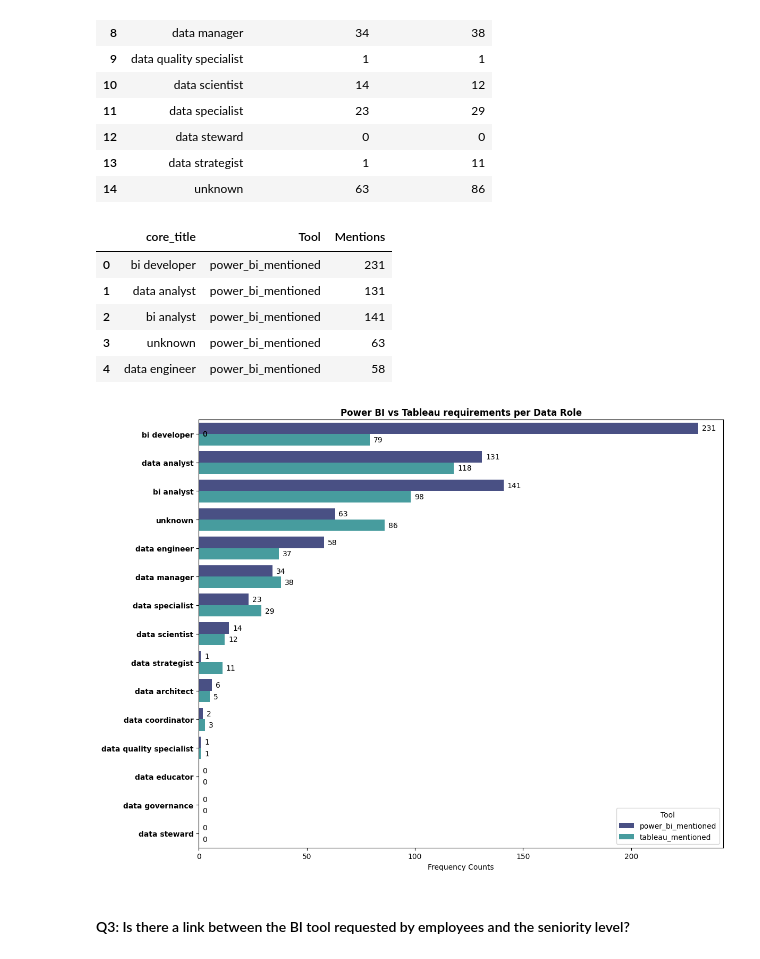
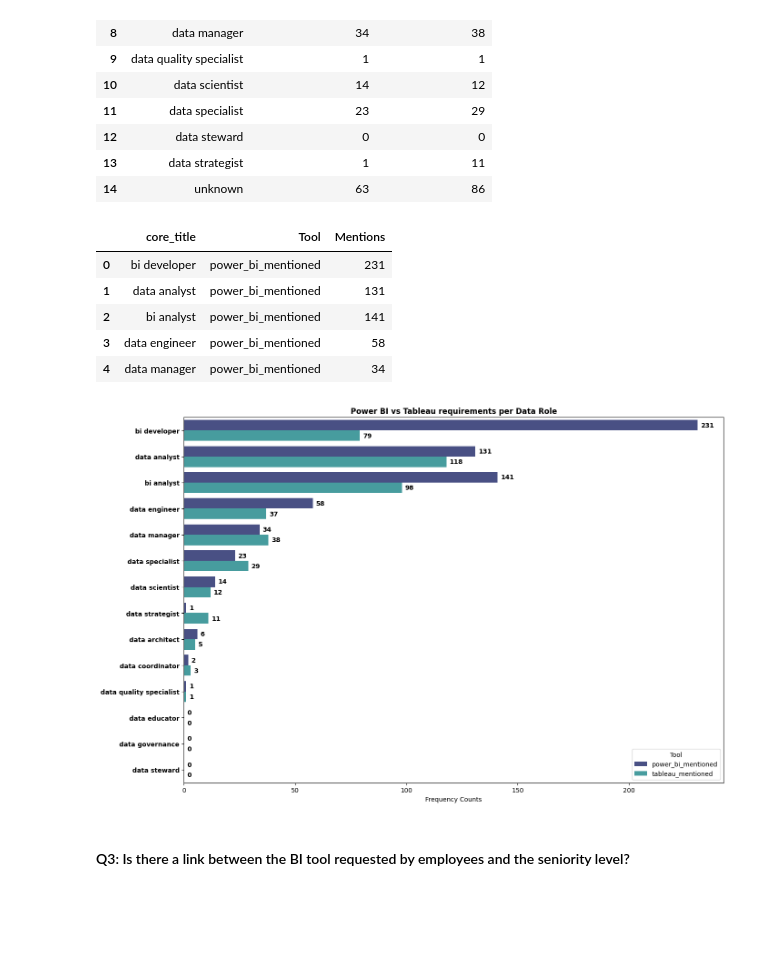
Before and after one commit to WamzMwangi/Job_Market_Analysis-BI_Tools, a Jupyter notebook: main.ipynb, the cells around one changed output. Cells and saved outputs as stored; diff of their text form; code cells hidden in the pictures; blank space fills up the shorter version.

Commit message:
Visualization annotation

```diff
--- a/main.ipynb
+++ b/main.ipynb
@@ -391,16 +391,21 @@ plt.figure(figsize=(6,4))
 ax=sns.barplot(data=demand_melted, x='source', y='count', hue='tool',palette='mako')
 
 for p in ax.patches:
-    ax.annotate(str(format(p.get_height(), '.0f')),
+    height=p.get_height()
+    if height>0:
+        ax.annotate(str(format(p.get_height(), '.0f')),
                 (p.get_x() + p.get_width() / 2., p.get_height()),
                 ha='center', va='center',
                 xytext=(0, 5),
+                fontweight='bold',
                 textcoords='offset points')
 
 plt.title('Power Bi vs Tableau Requirements from Job Descriptions',loc='center',fontweight='bold')
 plt.ylabel('Frequency Count')
+plt.xlabel(' ')
 plt.ylim(0,650)
 #legend.get_frame().set_facecolor('grey')
+ax.set_xticklabels(['Global market','Local market'],fontsize=10)
 plt.tight_layout()
 plt.show()
 # %% [output]
@@ -427,6 +432,8 @@ demand_per_job_role
 | 12 | data steward | 0 | 0 |
 | 13 | data strategist | 1 | 11 |
 | 14 | unknown | 63 | 86 |
+# %%
+demand_per_job_role.drop(index=14,inplace=True)
 # %%
 # It is neater to have the bars organized in descending order
 demand_per_job_role["total_mentions"] = demand_per_job_role["power_bi_mentioned"] + demand_per_job_role["tableau_mentioned"]
@@ -448,32 +455,36 @@ role_demand_melted.head()
 | 0 | bi developer | power_bi_mentioned | 231 |
 | 1 | data analyst | power_bi_mentioned | 131 |
 | 2 | bi analyst | power_bi_mentioned | 141 |
-| 3 | unknown | power_bi_mentioned | 63 |
-| 4 | data engineer | power_bi_mentioned | 58 |
+| 3 | data engineer | power_bi_mentioned | 58 |
+| 4 | data manager | power_bi_mentioned | 34 |
 # %%
-plt.figure(figsize=(12,9))
+plt.figure(figsize=(14,9))
 
 ax=sns.barplot(data=role_demand_melted, y='core_title', x='Mentions', hue='Tool',orient='h',palette='mako')
 
 
 for p in ax.patches:
-    ax.annotate(str(format(p.get_width(), '.0f')),
+    height=p.get_height()
+    if height>0:
+        ax.annotate(str(format(p.get_width(), '.0f')),
                 (p.get_width(), p.get_y() + p.get_height() / 2.),
                 ha='left', va='center',
                 xytext=(5,0),
+                fontweight='bold',
+                fontsize=10,
                 textcoords='offset points')
 
 
 
 plt.title('Power BI vs Tableau requirements per Data Role',fontweight='bold',loc='center')
 plt.xlabel('Frequency Counts')
 plt.ylabel('')
-plt.yticks(fontweight='bold')
+plt.yticks(fontweight='bold',fontsize=10)
 plt.legend(title="Tool")
 plt.tight_layout()
 plt.show()
 # %% [output]
-[figure, old version]
+[figure, new version]
 # %% [markdown]
 #### Q3: Is there a link between the BI tool requested by employees and the seniority level?
 # %%
```
Also changed, not shown: parts of 3 cells of this notebook, 2 other files.
